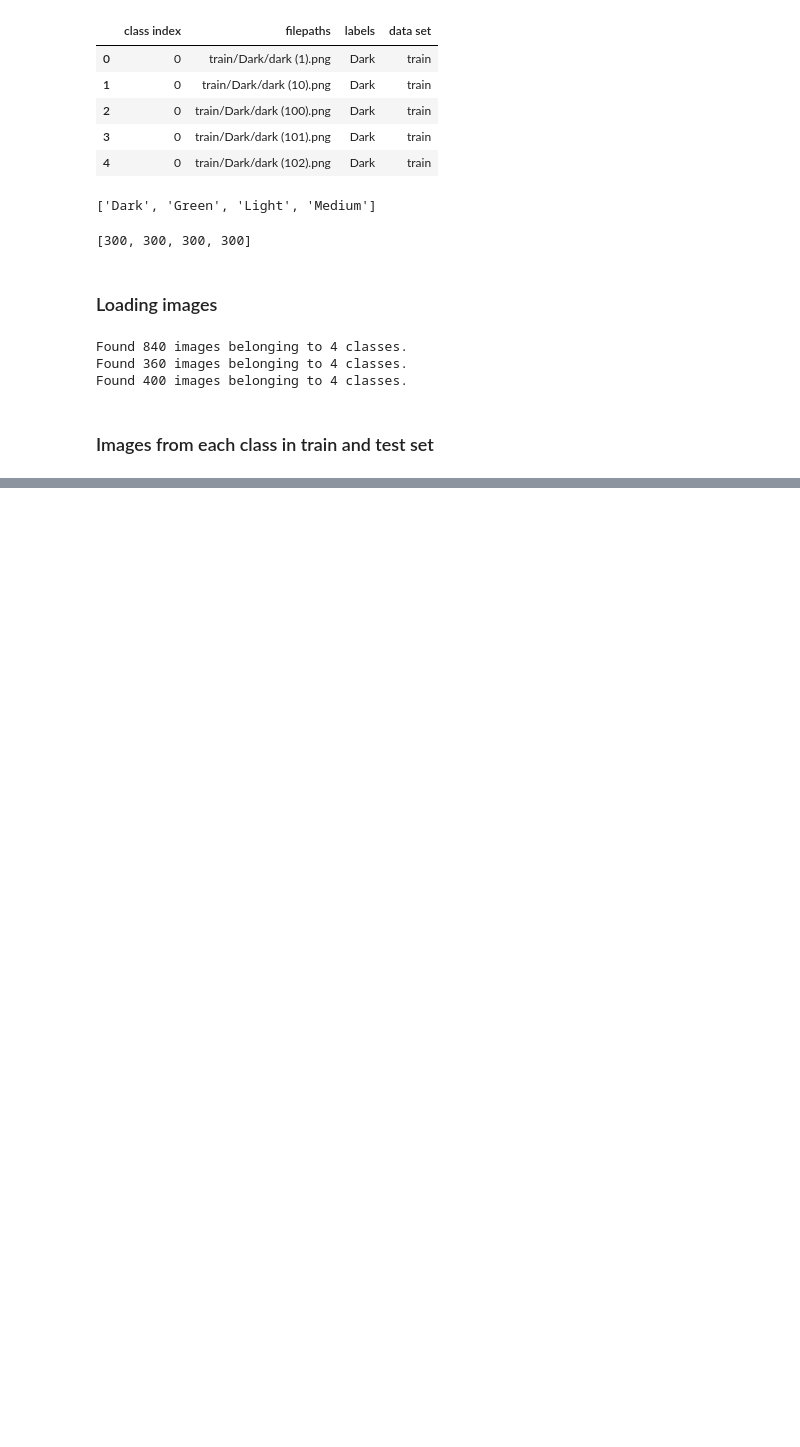
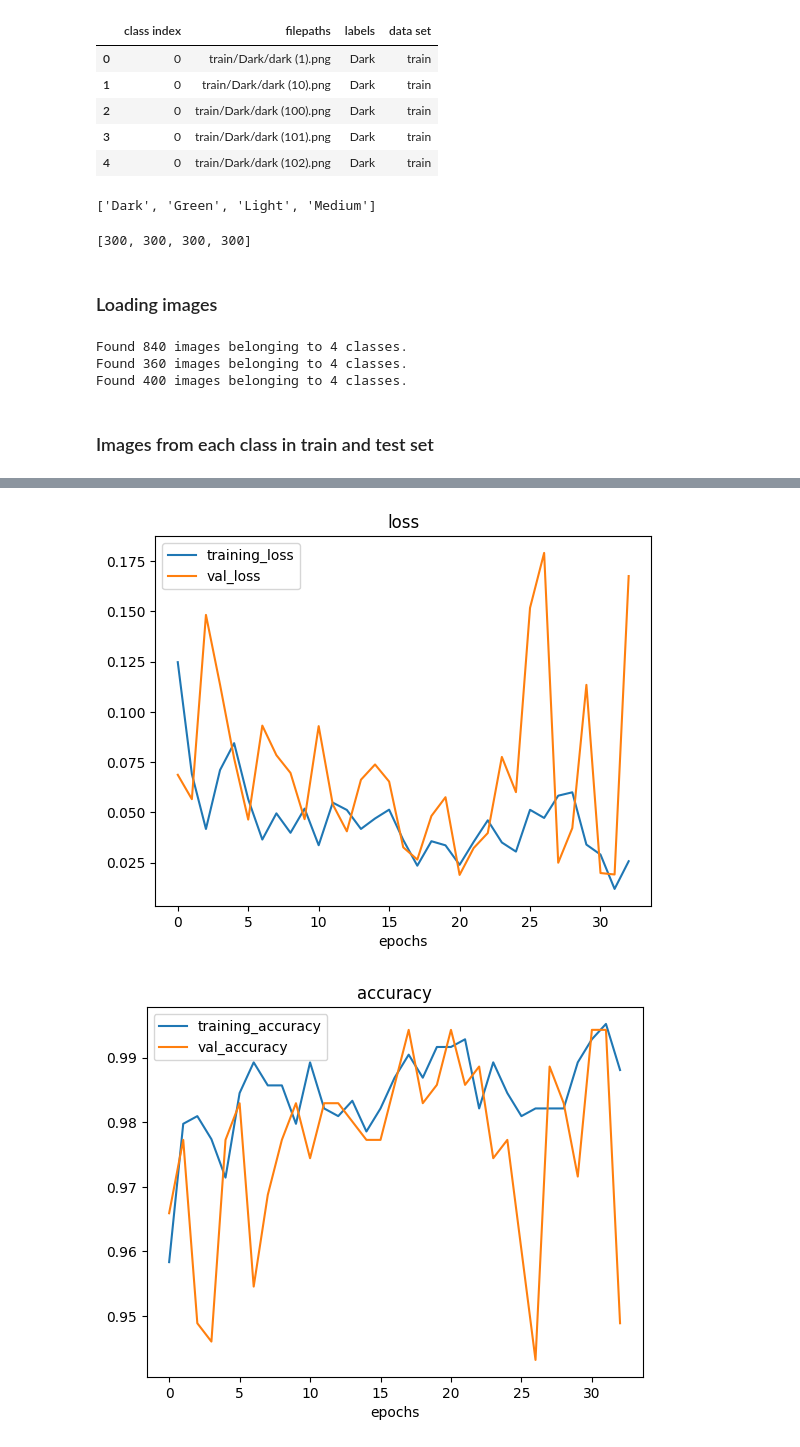
Before and after one commit to tea561/ML, a Jupyter notebook: Projekat3/proj3.ipynb, the cells around one changed output, grey strips where cells are left out. Cells and saved outputs as stored; diff of their text form; code cells hidden in the pictures; blank space fills up the shorter version.

Commit message:
update projekat3 - early stopping

```diff
--- a/Projekat3/proj3.ipynb
+++ b/Projekat3/proj3.ipynb
@@ -258,0 +210,10 @@ hist = model.fit(train_data, steps_per_epoch = len(train_data), validation_data
+# %%
+early_stop = EarlyStopping(monitor='val_loss', patience=12, restore_best_weights=True, mode='min')
+opt = Adam(lr=0.001)
+# %%
+model_1.compile(loss = 'categorical_crossentropy', optimizer = opt, metrics=['accuracy'])
+# %%
+history_1_aes = model_1.fit(train_data, epochs=40, steps_per_epoch=len(train_data),
+                                    validation_data=validation_data, validation_steps=validation_data.samples // 32,
+                                    callbacks=[early_stop],
+                                    batch_size=32)
@@ -258,0 +245,5 @@ hist = model.fit(train_data, steps_per_epoch = len(train_data), validation_data
+# %%
+plot_loss_curves(history_1_aes)
+# %% [output]
+[figure, added]
+[figure, added]
```
Also changed, not shown: parts of 40 cells of this notebook.
